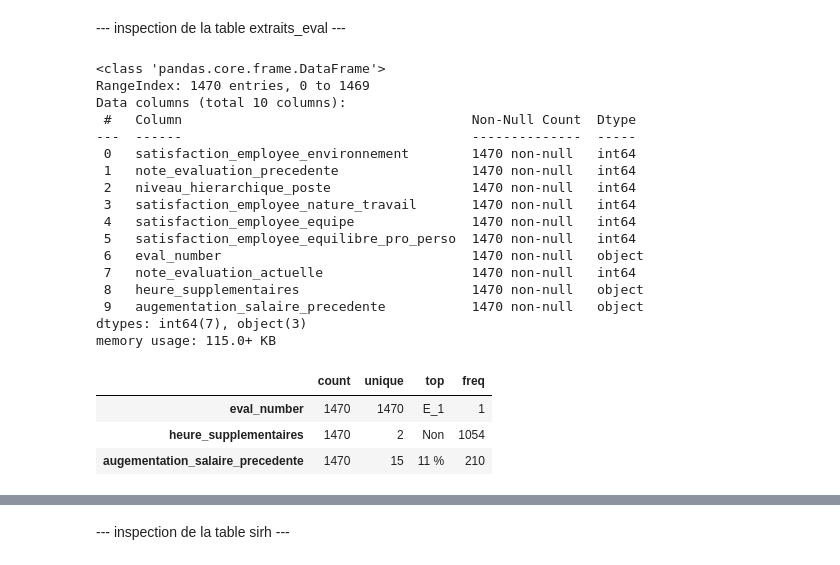
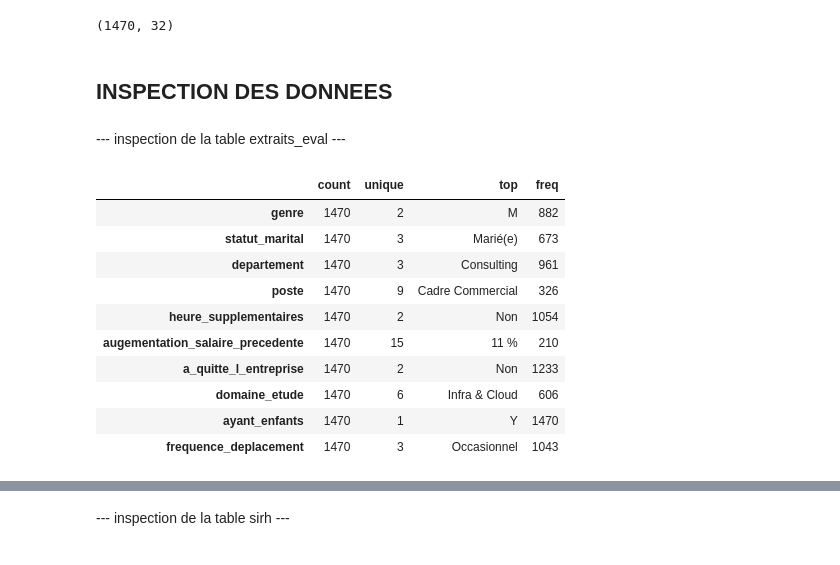
Before and after one commit to AIEngOc2025/Projet4, a Jupyter notebook: Developpement/classification_informations.ipynb, the cells around one changed output, grey strips where cells are left out. Cells and saved outputs as stored; diff of their text form; code cells hidden in the pictures.

```diff
--- a/Developpement/classification_informations.ipynb
+++ b/Developpement/classification_informations.ipynb
@@ -32,33 +33,51 @@ extrait_sondage = pd.read_csv('../Datasets/extrait_sondage.csv', sep=',')
+# %%
+
+# 1. Chargement des données
+df_eval = pd.read_csv('../Datasets/extrait_eval.csv')
+df_sirh = pd.read_csv('../Datasets/extrait_sirh.csv')
+df_sondage = pd.read_csv('../Datasets/extrait_sondage.csv')
+
+# 2. Normalisation des clés de jointure vers un format entier (int)
+# On retire le préfixe 'E_' et on convertit
+df_eval['id_common'] = df_eval['eval_number'].str.replace('E_', '').astype(int)
+
+# La colonne id_employee est déjà propre, on la renomme pour la cohérence
+df_sirh = df_sirh.rename(columns={'id_employee': 'id_common'})
+
+# On force la conversion en int pour supprimer les zéros non significatifs (ex: 00001 -> 1)
+df_sondage['id_common'] = df_sondage['code_sondage'].astype(int)
+
+# 3. Fusion (Merge) des tables sur la clé commune
+# On utilise 'inner' pour ne garder que les employés présents dans les 3 tables
+df_master = df_sirh.merge(df_eval, on='id_common', how='inner')\
+                   .merge(df_sondage, on='id_common', how='inner')
+
+# Nettoyage des colonnes clés redondantes après fusion
+df_master = df_master.drop(columns=['eval_number', 'code_sondage'])
+# %%
+
+# Aperçu des données
+df_master.shape
+# %% [output]
+(1470, 32)
+# %% [markdown]
+## INSPECTION DES DONNEES
 # %% [markdown]
  --- inspection de la table extraits_eval ---
-# %%
-# dimension  extraits_eval
-extraits_eval.info()
-# %% [output]
-<class 'pandas.core.frame.DataFrame'>
-RangeIndex: 1470 entries, 0 to 1469
-Data columns (total 10 columns):
- #   Column                                     Non-Null Count  Dtype
----  ------                                     --------------  -----
- 0   satisfaction_employee_environnement        1470 non-null   int64
- 1   note_evaluation_precedente                 1470 non-null   int64
- 2   niveau_hierarchique_poste                  1470 non-null   int64
- 3   satisfaction_employee_nature_travail       1470 non-null   int64
- 4   satisfaction_employee_equipe               1470 non-null   int64
- 5   satisfaction_employee_equilibre_pro_perso  1470 non-null   int64
- 6   eval_number                                1470 non-null   object
- 7   note_evaluation_actuelle                   1470 non-null   int64
- 8   heure_supplementaires                      1470 non-null   object
- 9   augementation_salaire_precedente           1470 non-null   object
-dtypes: int64(7), object(3)
-memory usage: 115.0+ KB
 # %%
 # informations
-extraits_eval.describe(include="object", exclude="number").T
+df_master.describe(include="object", exclude="number").T
 # %% [output]
 |  | count | unique | top | freq |
-| eval_number | 1470 | 1470 | E_1 | 1 |
+| genre | 1470 | 2 | M | 882 |
+| statut_marital | 1470 | 3 | Marié(e) | 673 |
+| departement | 1470 | 3 | Consulting | 961 |
+| poste | 1470 | 9 | Cadre Commercial | 326 |
 | heure_supplementaires | 1470 | 2 | Non | 1054 |
 | augementation_salaire_precedente | 1470 | 15 | 11 % | 210 |
+| a_quitte_l_entreprise | 1470 | 2 | Non | 1233 |
+| domaine_etude | 1470 | 6 | Infra & Cloud | 606 |
+| ayant_enfants | 1470 | 1 | Y | 1470 |
+| frequence_deplacement | 1470 | 3 | Occasionnel | 1043 |
 # %%
 # informations
```
Also changed, not shown: parts of 66 cells of this notebook, 1 other file.
